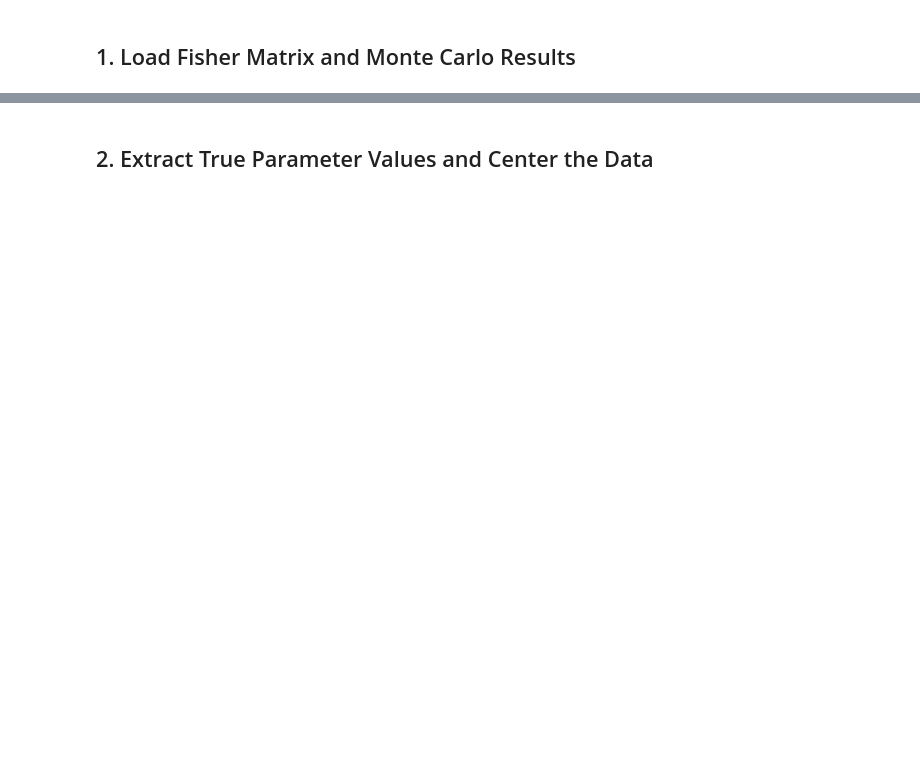
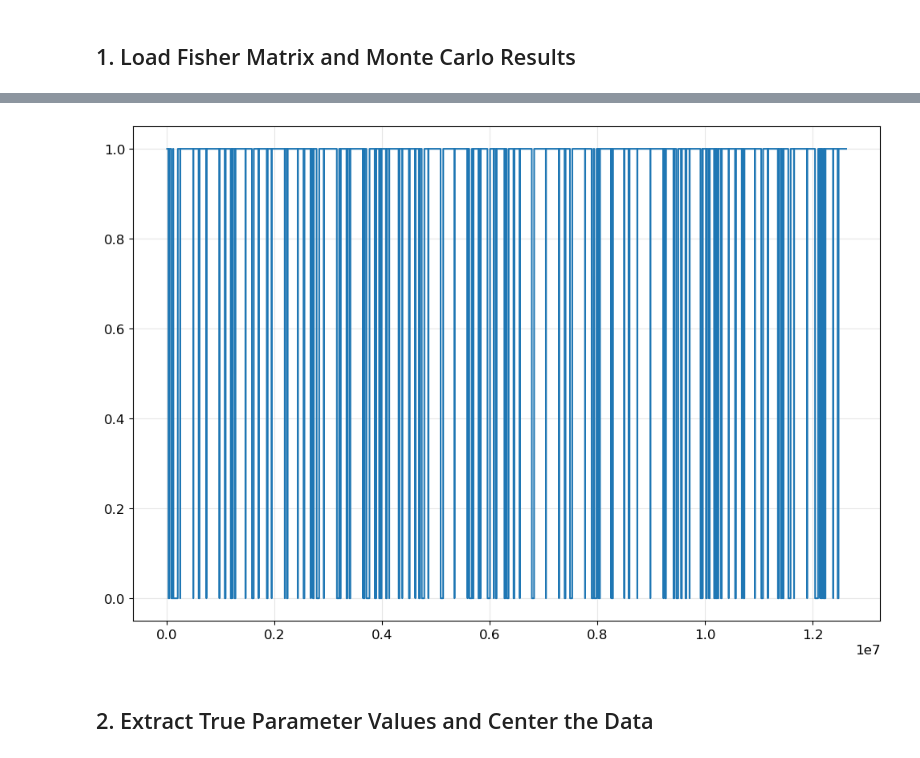
Before and after one commit to OllieBurke/Gaps_EMRIs, a Jupyter notebook: EMRIs/CV_estimates/no_gaps/notebooks/process_FM_data.ipynb, the cells around one changed output, grey strips where cells are left out. Saved outputs shown, nothing was run; the diff lists cells and outputs as text; code cells hidden in the pictures; blank space fills up the shorter version.

```diff
--- a/EMRIs/CV_estimates/no_gaps/notebooks/process_FM_data.ipynb
+++ b/EMRIs/CV_estimates/no_gaps/notebooks/process_FM_data.ipynb
@@ -74,3 +139,7 @@ Fisher covariance shape: (12, 12)
+# %%
+plt.plot(data['gap_analysis']['window_function']);plt.show()
+# %% [output]
+[figure, added]
 # %% [markdown]
 ## 2. Extract True Parameter Values and Center the Data
 # %%
```
Also changed, not shown: parts of 9 cells of this notebook, 5 other files.
